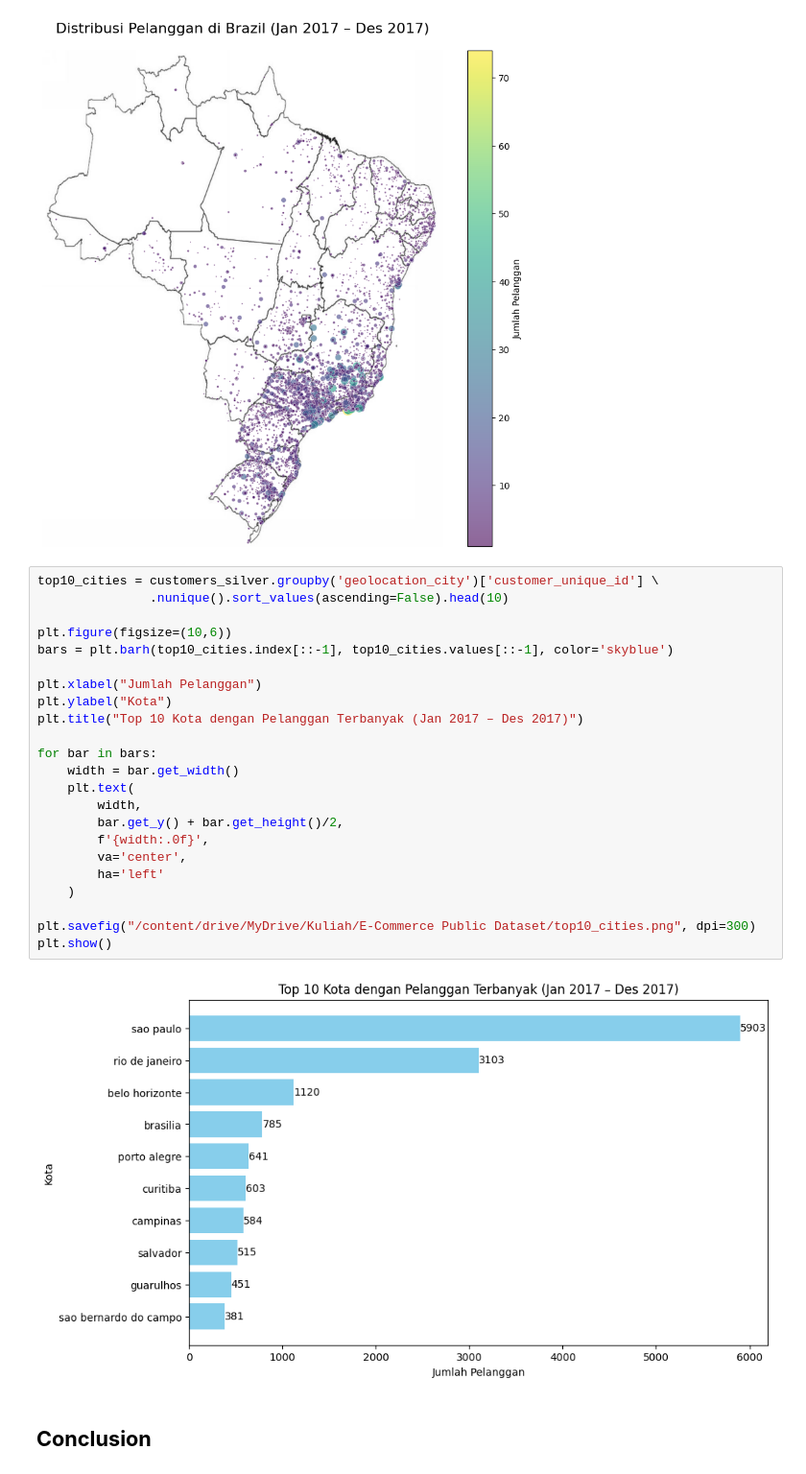
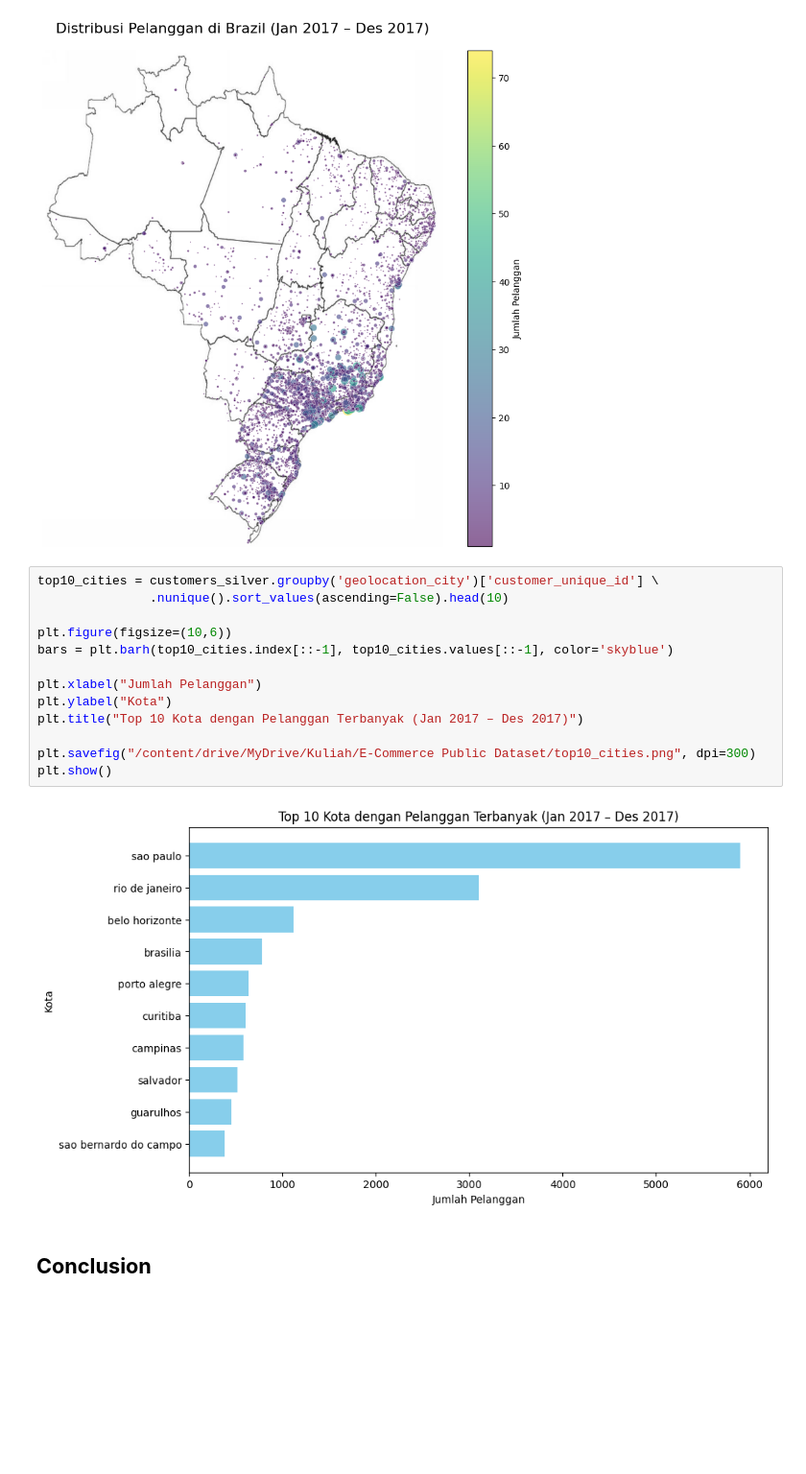
Before and after one commit to halilanisa/Proyek-Belajar-Fundamental-Analisis-Data-Dicoding, a Jupyter notebook: Proyek_Analisis_Data_Notebook.ipynb, the cells around one changed output. Shown at 96% size. Cells and saved outputs as stored; diff of their text form; blank space fills up the shorter version.

```diff
--- a/Proyek_Analisis_Data_Notebook.ipynb
+++ b/Proyek_Analisis_Data_Notebook.ipynb
@@ -1047,28 +1038,18 @@ plt.show()
 # %%
 top10_cities = customers_silver.groupby('geolocation_city')['customer_unique_id'] \
                .nunique().sort_values(ascending=False).head(10)
 
 plt.figure(figsize=(10,6))
 bars = plt.barh(top10_cities.index[::-1], top10_cities.values[::-1], color='skyblue')
 
 plt.xlabel("Jumlah Pelanggan")
 plt.ylabel("Kota")
 plt.title("Top 10 Kota dengan Pelanggan Terbanyak (Jan 2017 – Des 2017)")
 
-for bar in bars:
-    width = bar.get_width()
-    plt.text(
-        width,
-        bar.get_y() + bar.get_height()/2,
-        f'{width:.0f}',
-        va='center',
-        ha='left'
-    )
-
 plt.savefig("/content/drive/MyDrive/Kuliah/E-Commerce Public Dataset/top10_cities.png", dpi=300)
 plt.show()
 # %% [output]
-[figure, old version]
+[figure, new version]
 # %% [markdown]
 ## **Conclusion**
 # %% [markdown]
```
Also changed, not shown: parts of 6 cells of this notebook, 1 other file.
